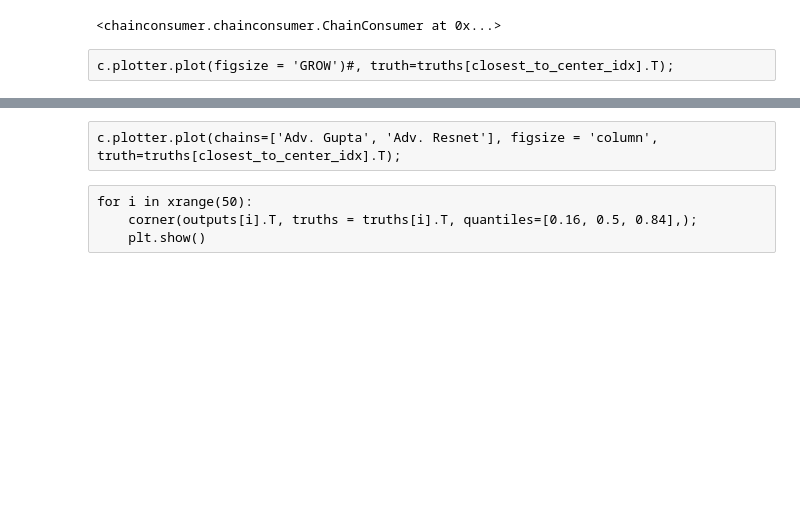
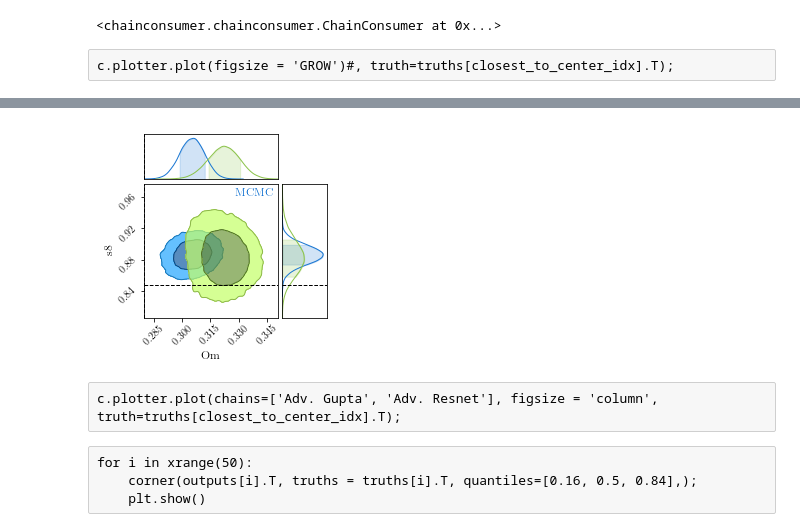
Before and after one commit to mclaughlin6464/uatu, a Jupyter notebook: notebooks/Visulaize MCMC Test.ipynb, the cells around one changed output, grey strips where cells are left out. Saved outputs shown, nothing was run; the diff lists cells and outputs as text; code cells hidden in the pictures; blank space fills up the shorter version.

```diff
--- a/notebooks/Visulaize MCMC Test.ipynb
+++ b/notebooks/Visulaize MCMC Test.ipynb
@@ -70,3 +72,8 @@ c.plotter.plot(chains=['Shuffled Resnet'], truth=truths[closest_to_center_idx].T
+# %%
+truth = [0.279925, 0.846988]
+c.plotter.plot(figsize='GROW', truth=truth);
+# %% [output]
+[figure, added]
 # %% [raw]
 c.plotter.plot(chains=['Adv. Gupta', 'Adv. Resnet'], figsize = 'column', truth=truths[closest_to_center_idx].T);
 # %% [raw]
```
Also changed, not shown: parts of 11 cells of this notebook, 1 other file.
